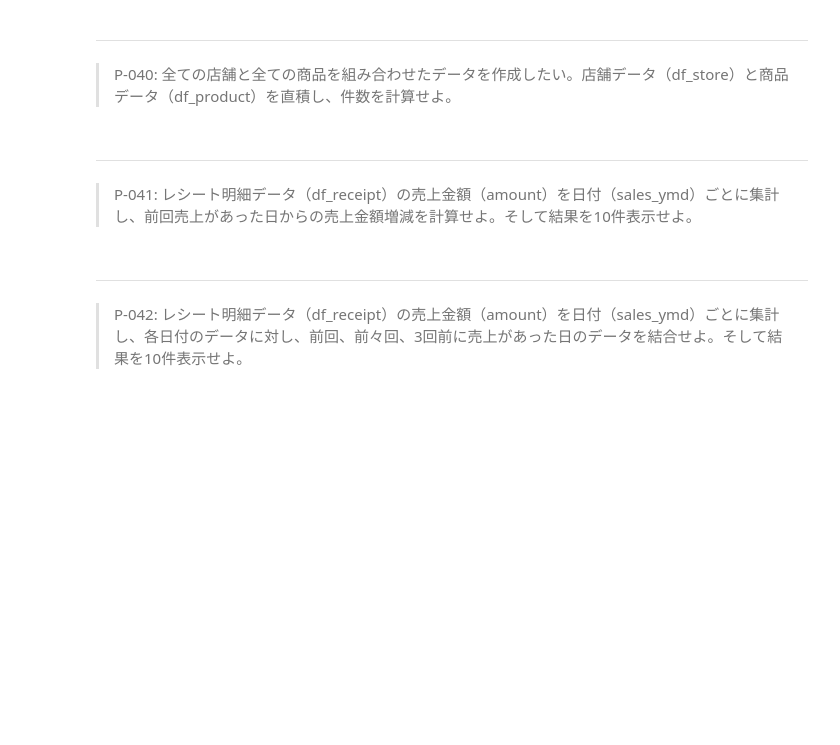
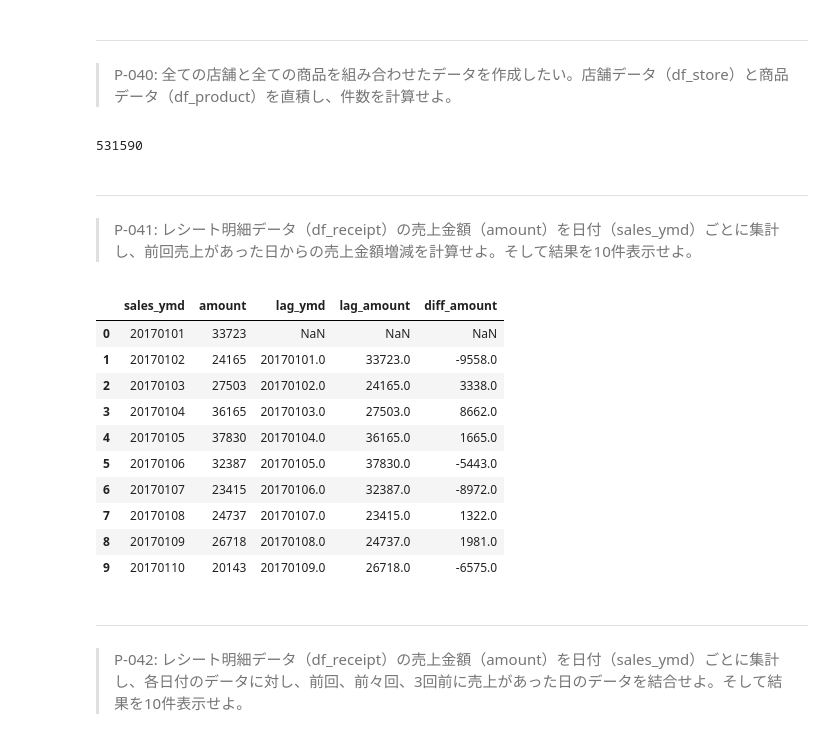
Before and after one commit to ryu1maniwa/100knocks-preprocess, a Jupyter notebook: docker/work/preprocess_knock_Python.ipynb, the cells around one changed output. Drawn from its saved outputs; the diff is of its cells as text; code cells hidden in the pictures; blank space fills up the shorter version.

```diff
--- a/docker/work/preprocess_knock_Python.ipynb
+++ b/docker/work/preprocess_knock_Python.ipynb
@@ -816,9 +816,49 @@ pd.merge(df_num_sales_ymd, df_amount_sum, how='outer', on='customer_id')
 # %% [markdown]
 ---
 > P-040: 全ての店舗と全ての商品を組み合わせたデータを作成したい。店舗データ（df_store）と商品データ（df_product）を直積し、件数を計算せよ。
+# %%
+# 内部結合：2つのテーブルの合体可能なデータのみ取り出す
+# 左外部結合：テーブル1の全データを取り出して、それにテーブル2のデータをくっつける
+# 右外部結合：テーブル2の全データを取り出して、それにテーブル1のデータをくっつける
+# 完全外部結合：両方のテーブルの全データを取り出して、くっつけられる範囲でくっつける
+# 直積結合：両方のテーブルの全データを取り出して、すべての組み合わせでくっつける
+# pythonにはcross joinの機能がないため、新たなcross join用のキーを作成して完全外部結合することで疑似的に直積結合する
+df_store_tmp = df_store.copy()
+df_product_tmp = df_product.copy()
+df_store_tmp['key'] = 0
+df_product_tmp['key'] = 0
+len(pd.merge(df_store_tmp, df_product_tmp, how='outer', on='key'))
+# %% [output]
+531590
 # %% [markdown]
 ---
 > P-041: レシート明細データ（df_receipt）の売上金額（amount）を日付（sales_ymd）ごとに集計し、前回売上があった日からの売上金額増減を計算せよ。そして結果を10件表示せよ。
+# %%
+df_sales_amount_by_date = df_receipt[['sales_ymd', 'amount']] \
+                            .groupby('sales_ymd').sum().reset_index()
+
+# shift()で縦方向に1だけずらしたデータとconcatで結合する
+df_sales_amount_by_date = pd.concat([df_sales_amount_by_date,
+                                     df_sales_amount_by_date.shift()], axis=1)
+
+df_sales_amount_by_date.columns = ['sales_ymd','amount','lag_ymd','lag_amount']
+
+df_sales_amount_by_date['diff_amount'] = \
+    df_sales_amount_by_date['amount'] - df_sales_amount_by_date['lag_amount']
+
+df_sales_amount_by_date.head(10)
+# %% [output]
+|  | sales_ymd | amount | lag_ymd | lag_amount | diff_amount |
+| 0 | 20170101 | 33723 | NaN | NaN | NaN |
+| 1 | 20170102 | 24165 | 20170101.0 | 33723.0 | -9558.0 |
+| 2 | 20170103 | 27503 | 20170102.0 | 24165.0 | 3338.0 |
+| 3 | 20170104 | 36165 | 20170103.0 | 27503.0 | 8662.0 |
+| 4 | 20170105 | 37830 | 20170104.0 | 36165.0 | 1665.0 |
+| 5 | 20170106 | 32387 | 20170105.0 | 37830.0 | -5443.0 |
+| 6 | 20170107 | 23415 | 20170106.0 | 32387.0 | -8972.0 |
+| 7 | 20170108 | 24737 | 20170107.0 | 23415.0 | 1322.0 |
+| 8 | 20170109 | 26718 | 20170108.0 | 24737.0 | 1981.0 |
+| 9 | 20170110 | 20143 | 20170109.0 | 26718.0 | -6575.0 |
 # %% [markdown]
 ---
 > P-042: レシート明細データ（df_receipt）の売上金額（amount）を日付（sales_ymd）ごとに集計し、各日付のデータに対し、前回、前々回、3回前に売上があった日のデータを結合せよ。そして結果を10件表示せよ。
```
Also changed, not shown: parts of 30 cells of this notebook, 1 other file.
